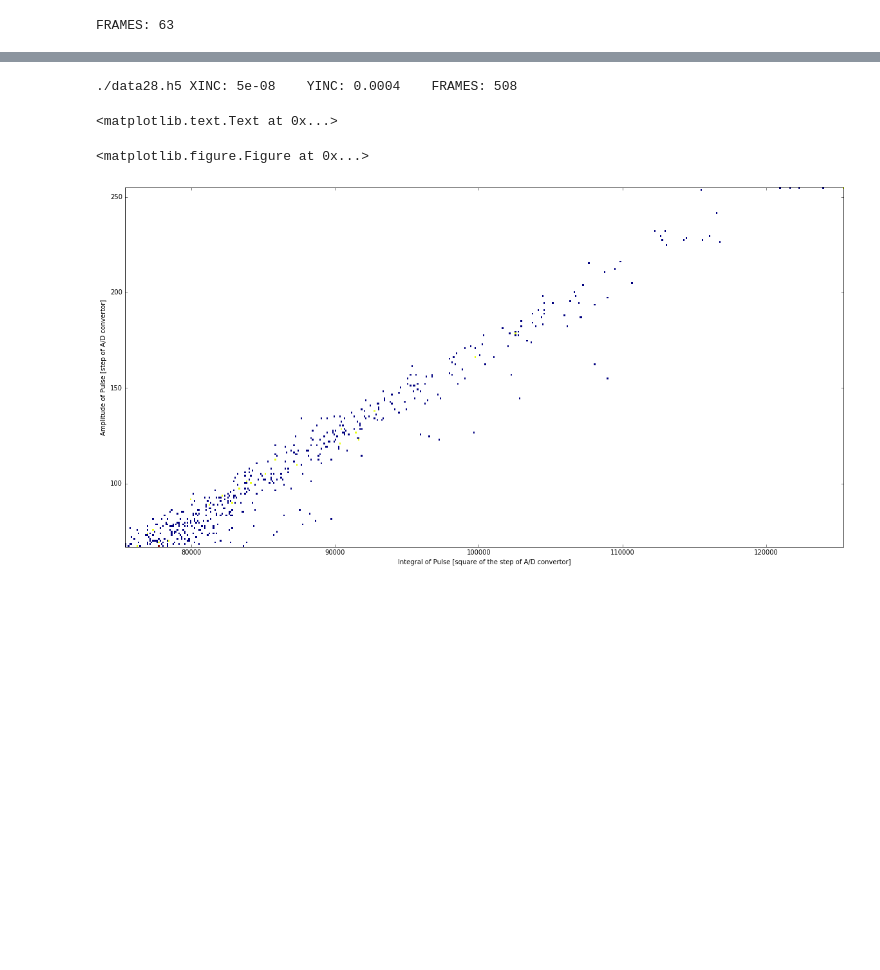
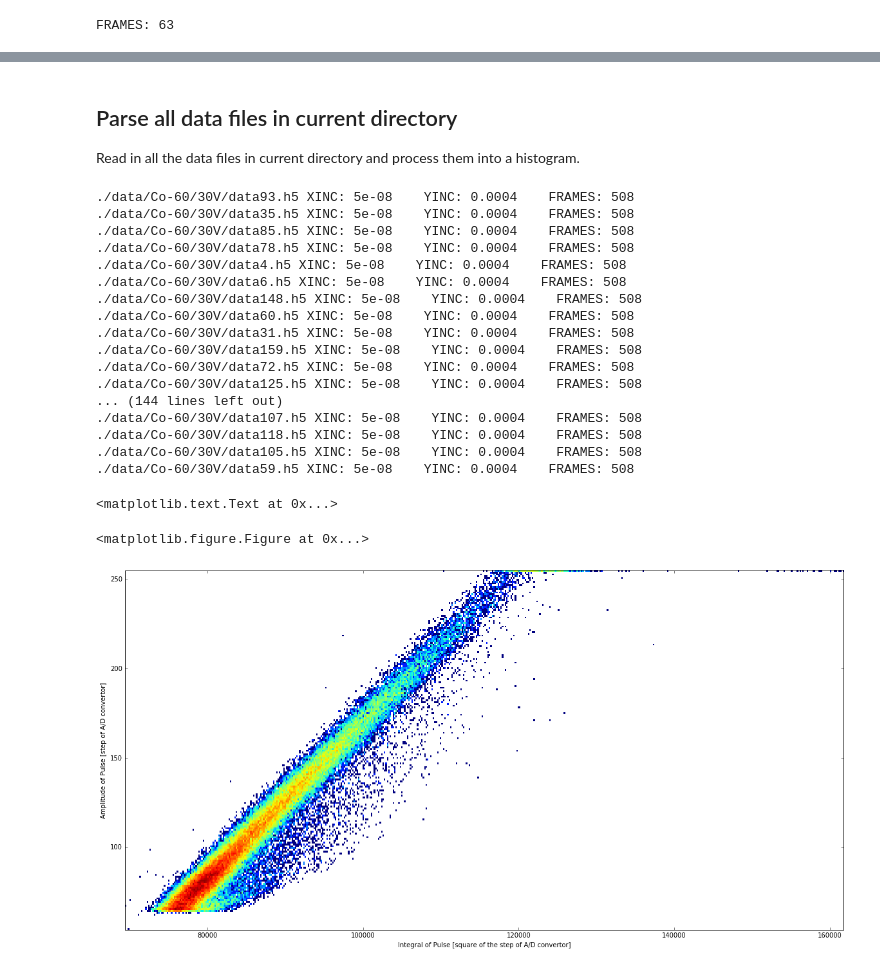
Before and after one commit to ODZ-UJF-AV-CR/osciloskop, a Jupyter notebook: osciloskop-hystogram.ipynb, the cells around one changed output, grey strips where cells are left out. Cells and saved outputs as stored; diff of their text form; code cells hidden in the pictures; blank space fills up the shorter version.

```diff
--- a/osciloskop-hystogram.ipynb
+++ b/osciloskop-hystogram.ipynb
@@ -469,3 +439,6 @@ cb.set_label('Count')
+# %% [markdown]
+## Parse all data files in current directory
+Read in all the data files in current directory and process them into a histogram.
 # %%
 %matplotlib inline
 
@@ -509,33 +482,49 @@ def ProcessData():
             for i in range(1400):
                 if np_data[i] > maximum:
                     maximum = np_data[i]
                 if np_data[i] < minimum:
                     minimum = np_data[i]
                 suma = suma + np_data[i]
             x.append(maximum)
             #y.append(suma/maximum)
             y.append(suma)
             z.append((maximum))
 
-for f in glob.iglob("./data*.h5"): # generator, search immediate subdirectories
+for f in glob.iglob("./data/Co-60/30V/data*.h5"): # generator, search immediate subdirectories
     print f,
     try:
         with h5py.File(f,'r') as hf:
                 ProcessData()
     except:
         pass
 
 
 plt.figure(figsize=(20,10))
 
 ble = plt.hist2d(y, x, bins=(500,200), norm=matplotlib.colors.LogNorm(), cmap=plt.cm.jet)
 #ble = plt.hist2d(y, x, bins=(500,200),  cmap=plt.cm.jet)
 plt.xlabel('Integral of Pulse [square of the step of A/D convertor]')
 plt.ylabel('Amplitude of Pulse [step of A/D convertor]')
 #cb = plt.colorbar()
 #cb.set_label('Count')
 # %% [output]
-./data28.h5 XINC: 5e-08    YINC: 0.0004    FRAMES: 508
+./data/Co-60/30V/data93.h5 XINC: 5e-08    YINC: 0.0004    FRAMES: 508
+./data/Co-60/30V/data35.h5 XINC: 5e-08    YINC: 0.0004    FRAMES: 508
+./data/Co-60/30V/data85.h5 XINC: 5e-08    YINC: 0.0004    FRAMES: 508
+./data/Co-60/30V/data78.h5 XINC: 5e-08    YINC: 0.0004    FRAMES: 508
+./data/Co-60/30V/data4.h5 XINC: 5e-08    YINC: 0.0004    FRAMES: 508
+./data/Co-60/30V/data6.h5 XINC: 5e-08    YINC: 0.0004    FRAMES: 508
+./data/Co-60/30V/data148.h5 XINC: 5e-08    YINC: 0.0004    FRAMES: 508
+./data/Co-60/30V/data60.h5 XINC: 5e-08    YINC: 0.0004    FRAMES: 508
+./data/Co-60/30V/data31.h5 XINC: 5e-08    YINC: 0.0004    FRAMES: 508
+./data/Co-60/30V/data159.h5 XINC: 5e-08    YINC: 0.0004    FRAMES: 508
+./data/Co-60/30V/data72.h5 XINC: 5e-08    YINC: 0.0004    FRAMES: 508
+./data/Co-60/30V/data125.h5 XINC: 5e-08    YINC: 0.0004    FRAMES: 508
+... (144 lines left out)
+./data/Co-60/30V/data107.h5 XINC: 5e-08    YINC: 0.0004    FRAMES: 508
+./data/Co-60/30V/data118.h5 XINC: 5e-08    YINC: 0.0004    FRAMES: 508
+./data/Co-60/30V/data105.h5 XINC: 5e-08    YINC: 0.0004    FRAMES: 508
+./data/Co-60/30V/data59.h5 XINC: 5e-08    YINC: 0.0004    FRAMES: 508
 <matplotlib.text.Text at 0x...>
 <matplotlib.figure.Figure at 0x...>
-[figure, old version]
+[figure, new version]
```
Also changed, not shown: parts of 6 cells of this notebook, 1 other file.
